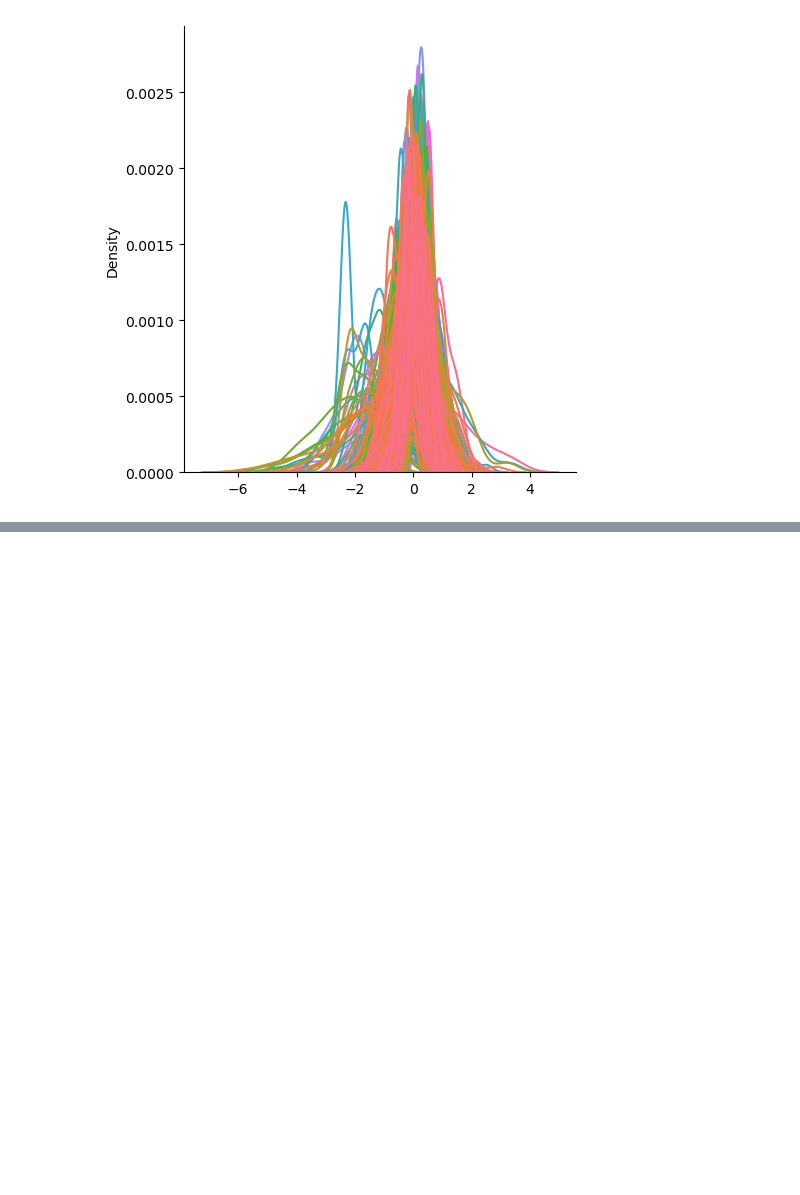
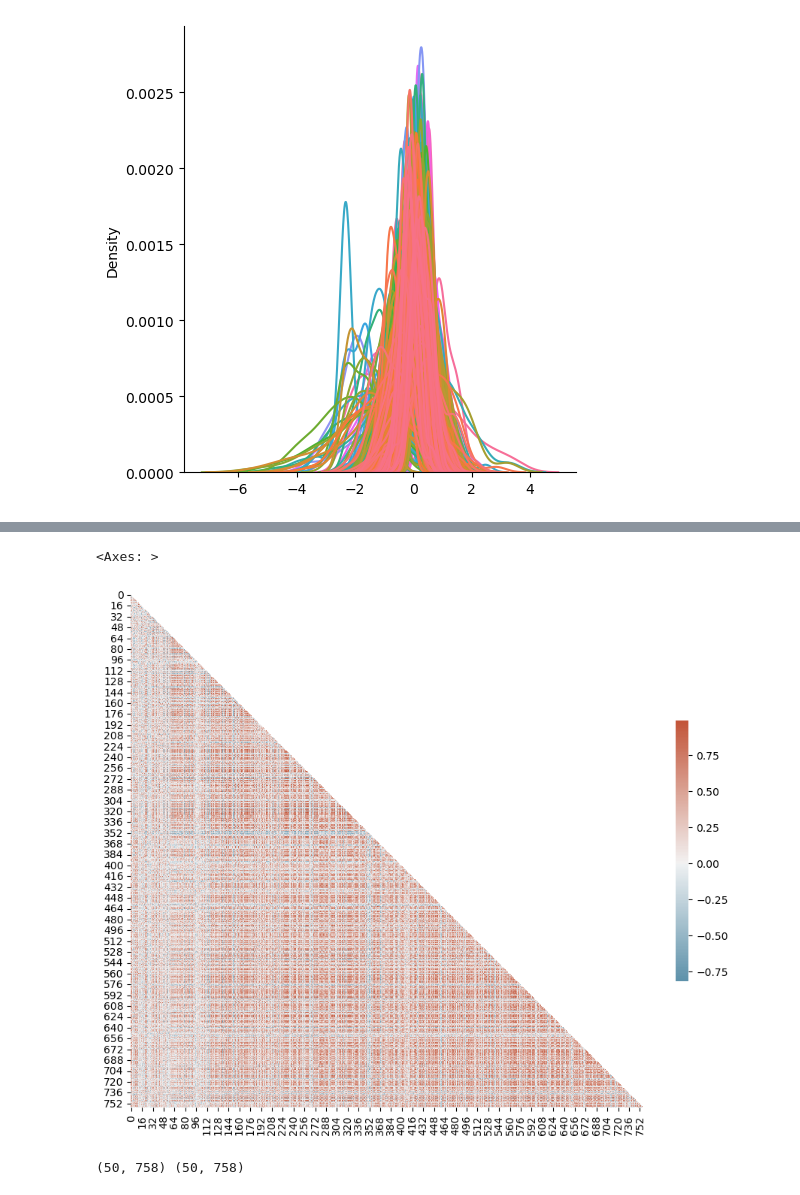
Before and after one commit to jamorr/ml_classification_na_estimation, a Jupyter notebook: imputation.ipynb, the cells around one changed output, grey strips where cells are left out. Drawn from its saved outputs; the diff is of its cells as text; code cells hidden in the pictures; blank space fills up the shorter version.

Commit message:
added soft impute and updated expmax

```diff
--- a/imputation.ipynb
+++ b/imputation.ipynb
@@ -175,3 +179,6 @@ sns.displot(df, kind='kde', legend=False)
 # %% [output]
 <seaborn.axisgrid.FacetGrid at 0x...>
 [figure]
+# %%
+U, impute = softimpute(df.values, 0.1)
+display(impute)
@@ -177,0 +199,3 @@ sns.displot(df, kind='kde', legend=False)
+# %%
+df_imputed = pd.DataFrame(impute)
+display(df_imputed)
@@ -177,0 +221,16 @@ sns.displot(df, kind='kde', legend=False)
+# %%
+corr = df_imputed.corr()
+mask = np.triu(np.ones_like(corr, dtype=bool))
+f, ax = plt.subplots(figsize=(11, 9))
+cmap = sns.diverging_palette(230, 20, as_cmap=True)
+
+# Draw the heatmap with the mask and correct aspect ratio
+sns.heatmap(corr, mask=mask, cmap=cmap, center=0,
+            square=True, cbar_kws={"shrink": .5})
+# %% [output]
+<Axes: >
+[figure, added]
+# %%
+print(df_imputed.shape, df.shape)
+# %% [output]
+(50, 758) (50, 758)
```
Also changed, not shown: parts of 8 cells of this notebook, 2 other files.
